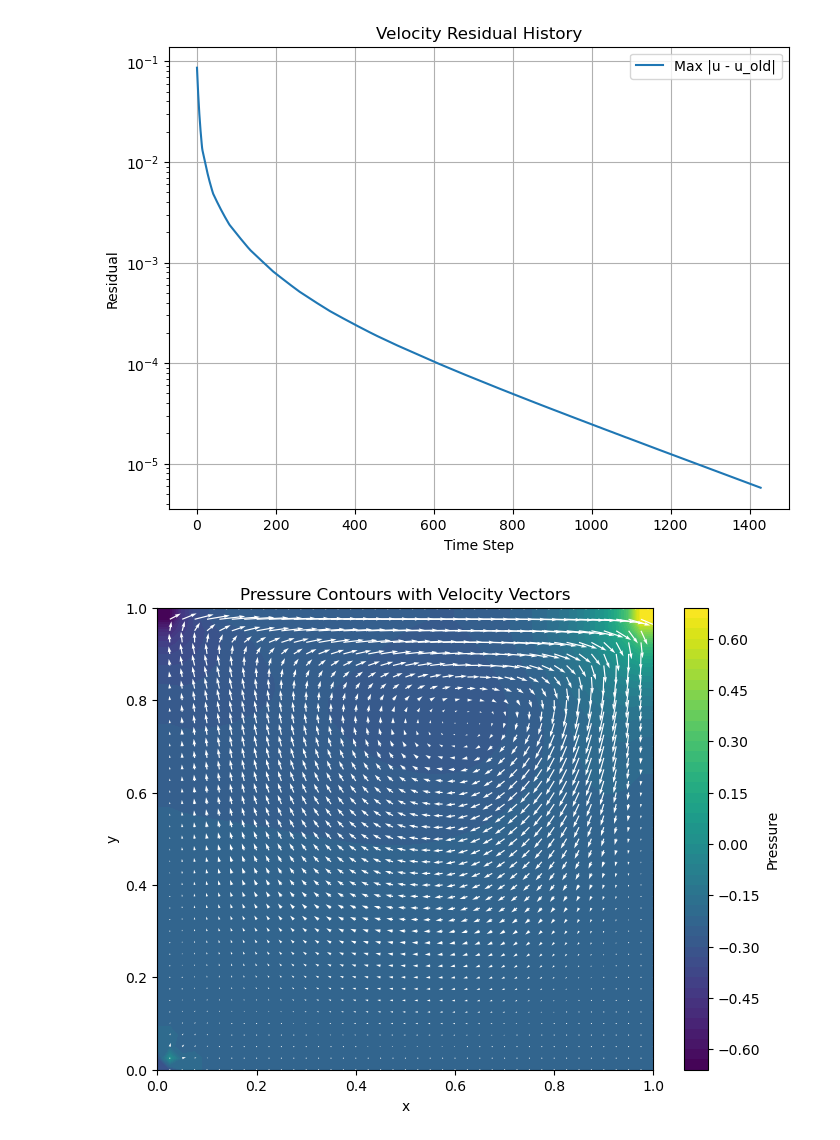
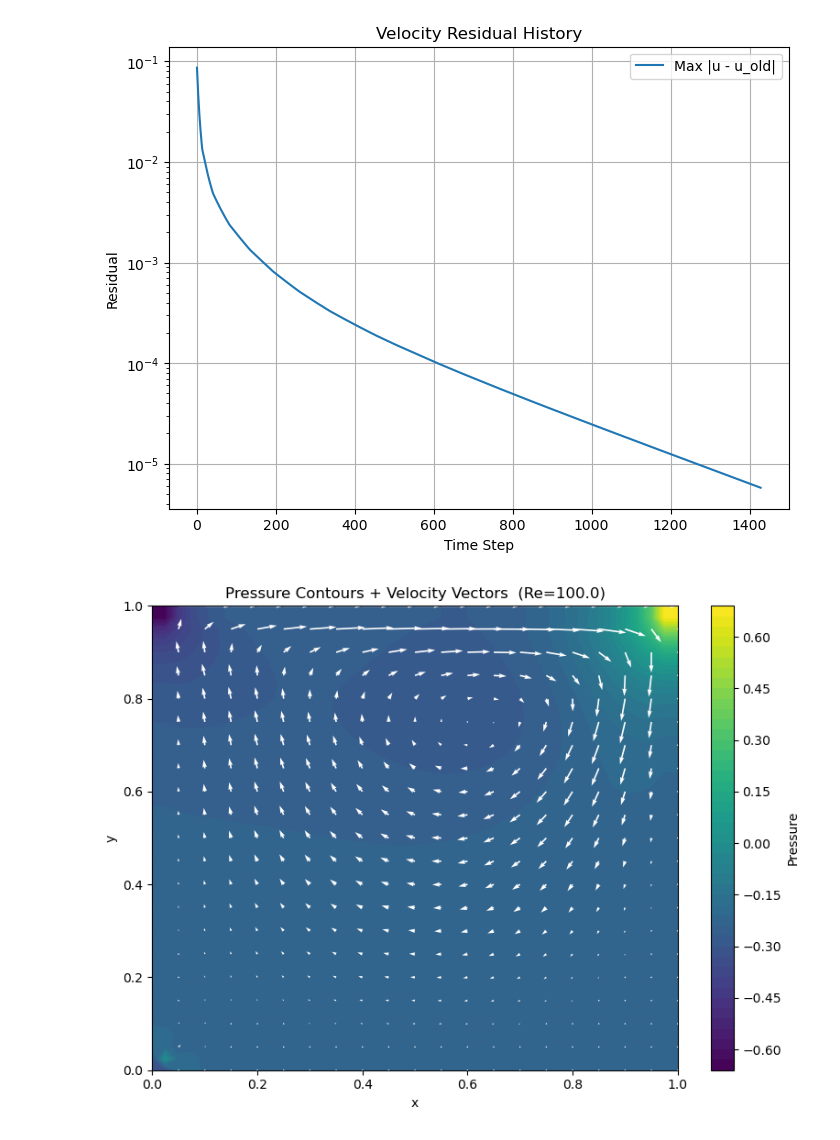
Before and after one commit to harishragul/cfd, a Jupyter notebook: exercise/lid_driven_cavity.ipynb, the cells around one changed output. Saved outputs shown, nothing was run; the diff lists cells and outputs as text; code cells hidden in the pictures.

```diff
--- a/exercise/lid_driven_cavity.ipynb
+++ b/exercise/lid_driven_cavity.ipynb
@@ -267,16 +279,17 @@ plt.show()
 # %% [output]
 [figure]
 # %%
-# Contour Plot of Pressure with a colormap and velocity vectors
+# Pressure contours + subsampled velocity vectors
+step = 2
 plt.figure(figsize=(8, 6))
-plt.title("Pressure Contours with Velocity Vectors")
+plt.title(f"Pressure Contours + Velocity Vectors  (Re={Re})")
 plt.contourf(X, Y, p, levels=50, cmap='viridis')
 plt.colorbar(label='Pressure')
-plt.quiver(X, Y, u, v, color='white', scale=10)
-plt.xlabel('x')
-plt.ylabel('y')
-plt.xlim(0, L)
-plt.ylim(0, L)
+plt.quiver(X[::step, ::step], Y[::step, ::step],
+           u[::step, ::step], v[::step, ::step],
+           color='white', scale=10)
+plt.xlabel('x'); plt.ylabel('y')
+plt.tight_layout()
 plt.show()
 # %% [output]
-[figure, old version]
+[figure, new version]
```
Also changed, not shown: parts of 4 cells of this notebook, 1 other file.
